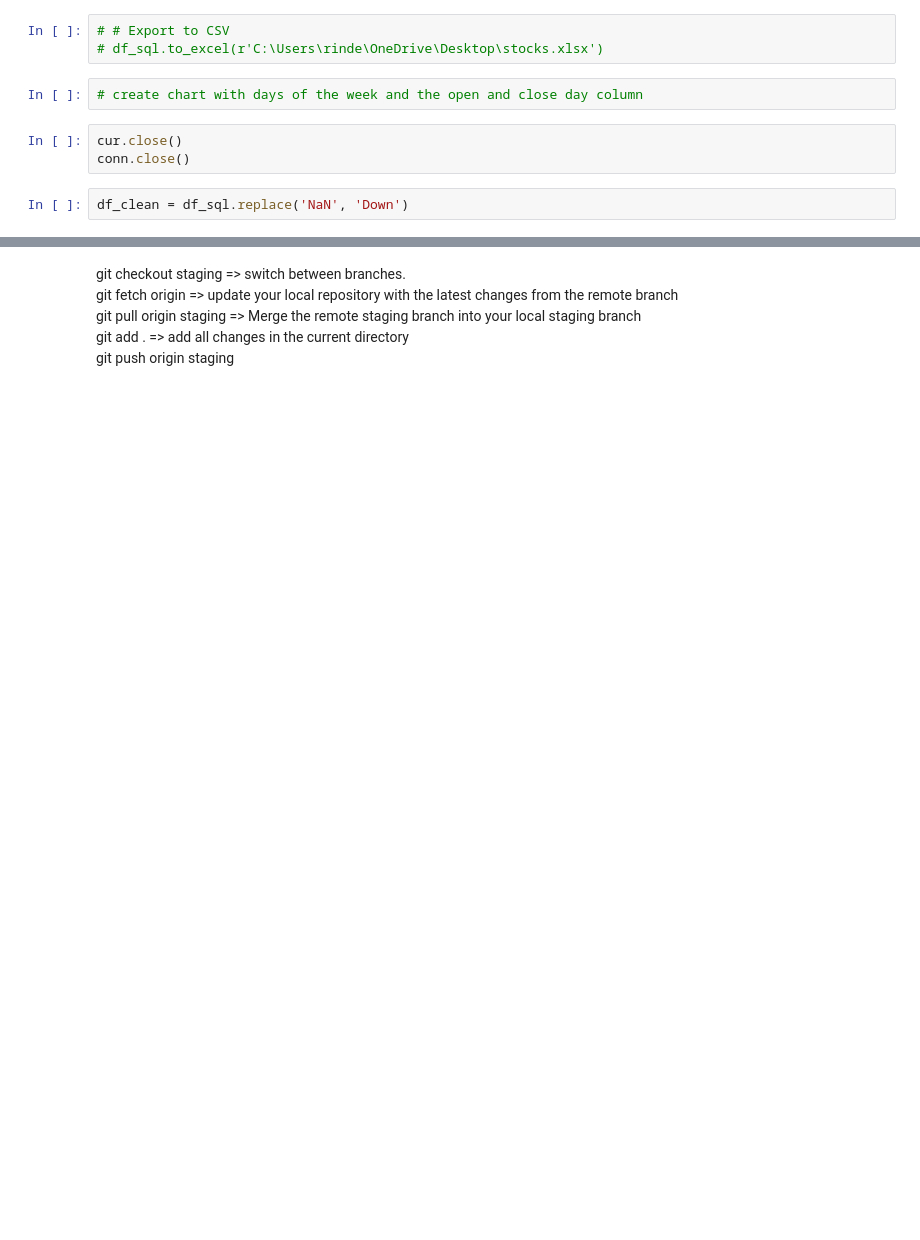
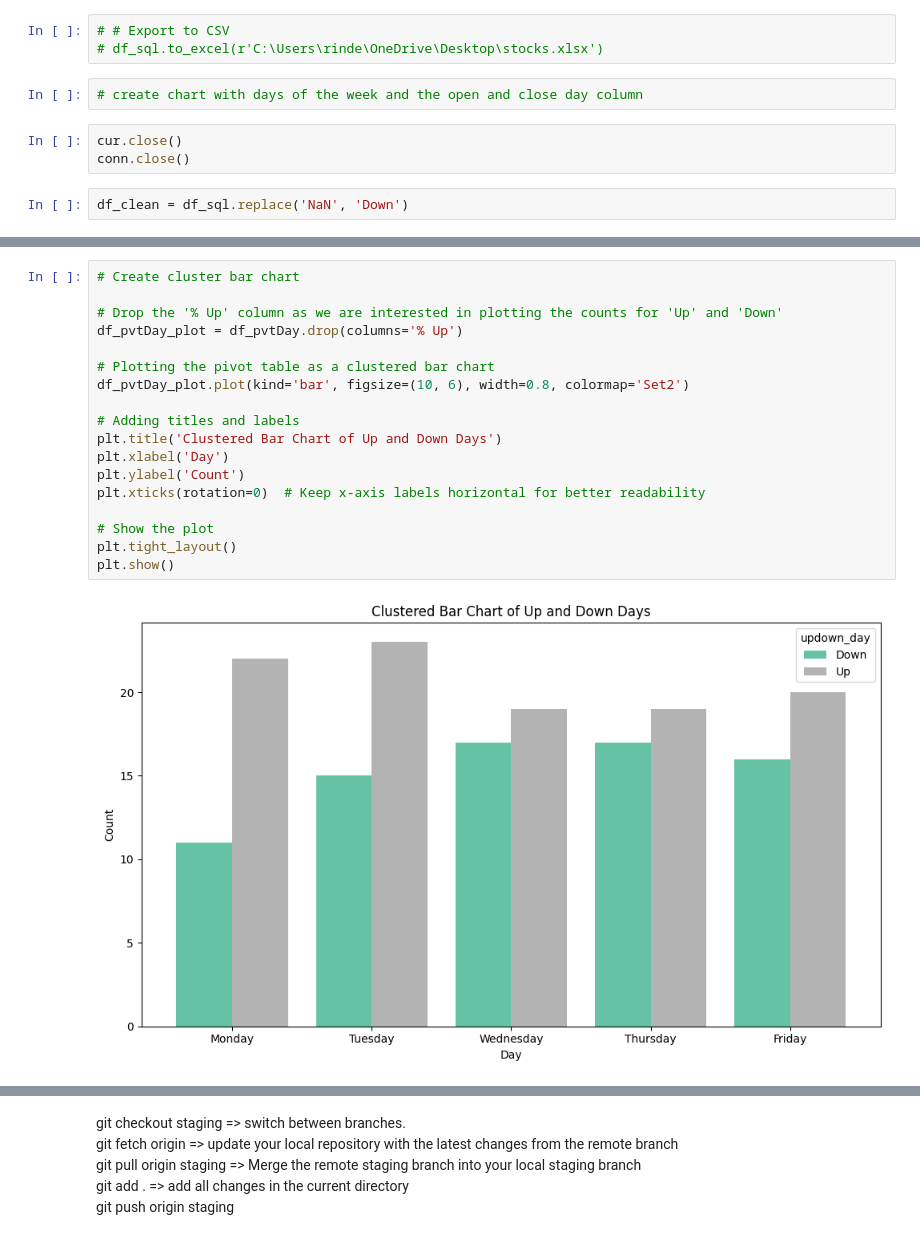
Before and after one commit to rindelicato/Nasdaq-Technical-Analysis-Trends, a Jupyter notebook: Stocks_Prices.ipynb, the cells around one changed output, grey strips where cells are left out. Cells and saved outputs as stored; diff of their text form; blank space fills up the shorter version.

Commit message:
created Bar Chart

```diff
--- a/Stocks_Prices.ipynb
+++ b/Stocks_Prices.ipynb
@@ -214,0 +238,20 @@ df_pvtDay.head()
+# %%
+# Create cluster bar chart
+
+# Drop the '% Up' column as we are interested in plotting the counts for 'Up' and 'Down'
+df_pvtDay_plot = df_pvtDay.drop(columns='% Up')
+
+# Plotting the pivot table as a clustered bar chart
+df_pvtDay_plot.plot(kind='bar', figsize=(10, 6), width=0.8, colormap='Set2')
+
+# Adding titles and labels
+plt.title('Clustered Bar Chart of Up and Down Days')
+plt.xlabel('Day')
+plt.ylabel('Count')
+plt.xticks(rotation=0)  # Keep x-axis labels horizontal for better readability
+
+# Show the plot
+plt.tight_layout()
+plt.show()
+# %% [output]
+[figure, added]
```
Also changed, not shown: parts of 9 cells of this notebook.
